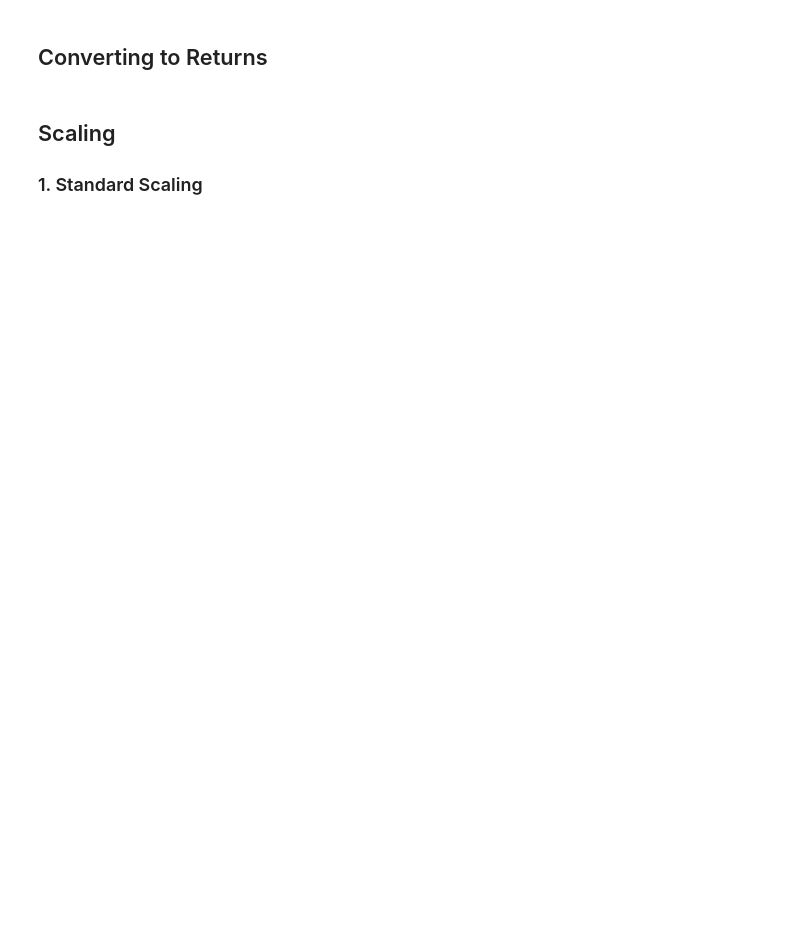
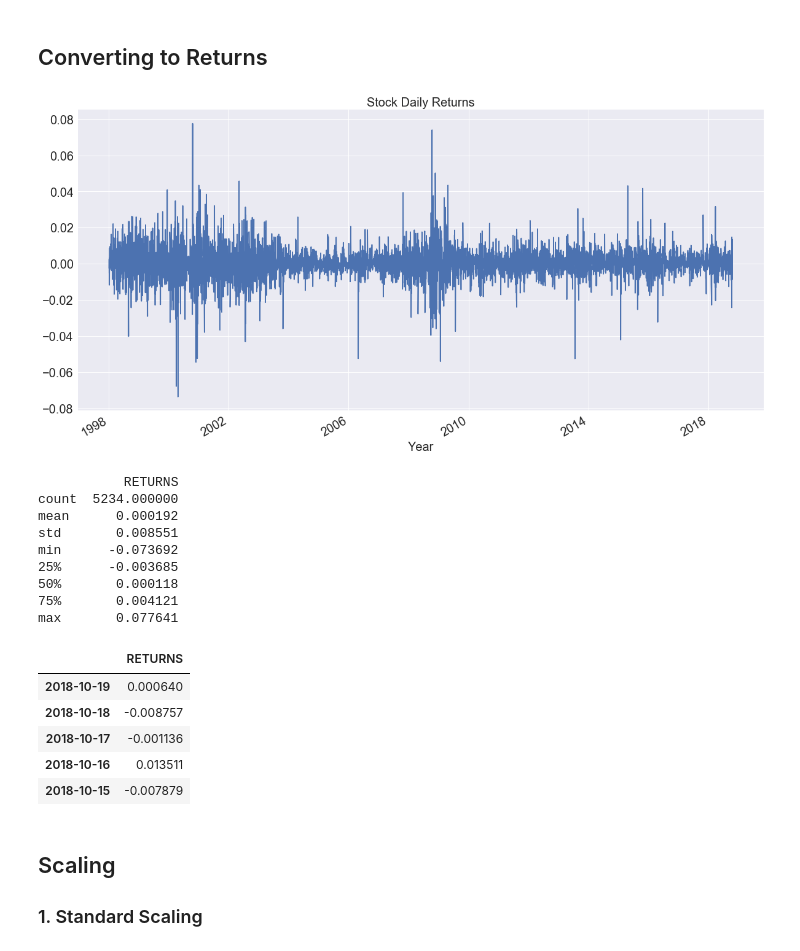
Before and after one commit to Keshav97/Final-Project, a Jupyter notebook: Algorithms/preprocessing.ipynb, the cells around one changed output. Cells and saved outputs as stored; diff of their text form; code cells hidden in the pictures; blank space fills up the shorter version.

```diff
--- a/Algorithms/preprocessing.ipynb
+++ b/Algorithms/preprocessing.ipynb
@@ -50,19 +77,36 @@ visualise_plot(stocks, 'ADJ_CLOSE', 'Stock (adjusted) close values')
 ## Converting to Returns
 # %%
 # This function returns the daily returns of the stock based on a specified parameter within the data (Using Taylor series approximation)
-def data_log_returns(data, param = 'ADJ_CLOSE'):
-    log_returns = list()
+def data_daily_returns(data, param = 'ADJ_CLOSE'):
+    daily_returns = list()
     date = list()
     for i in range(len(data) - 1):
         abs_t1 = math.log10(data.loc[data.index[i], param])
         abs_t0 = math.log10(data.loc[data.index[i + 1], param])
-        log_returns.append(abs_t1 - abs_t0)
+        daily_returns.append(abs_t1 - abs_t0)
         date.append(data.index[i])
-    return pd.DataFrame(log_returns, index=date, columns=['RETURNS'])
+    return pd.DataFrame(daily_returns, index=date, columns=['RETURNS'])
 # %%
-stock_returns = data_log_returns(stocks, 'ADJ_CLOSE')
+stock_returns = data_daily_returns(stocks, 'ADJ_CLOSE')
 visualise_plot(stock_returns, 'RETURNS', 'Stock Daily Returns')
 data_describe(stock_returns)
+# %% [output]
+[figure, added]
+           RETURNS
+count  5234.000000
+mean      0.000192
+std       0.008551
+min      -0.073692
+25%      -0.003685
+50%       0.000118
+75%       0.004121
+max       0.077641
+|  | RETURNS |
+| 2018-10-19 | 0.000640 |
+| 2018-10-18 | -0.008757 |
+| 2018-10-17 | -0.001136 |
+| 2018-10-16 | 0.013511 |
+| 2018-10-15 | -0.007879 |
 # %% [markdown]
 ## Scaling
 ### 1. Standard Scaling
```
Also changed, not shown: parts of 11 cells of this notebook, 3 other files.
